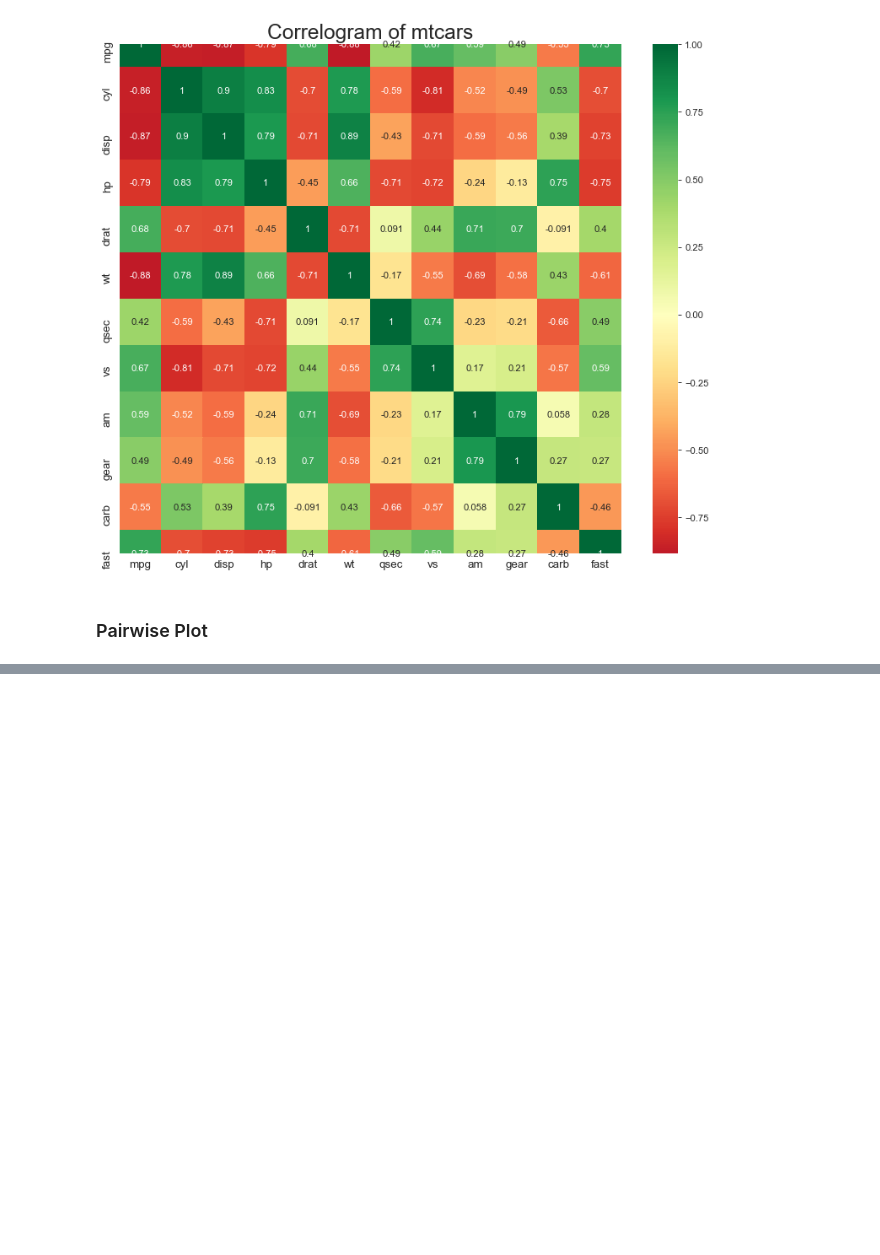
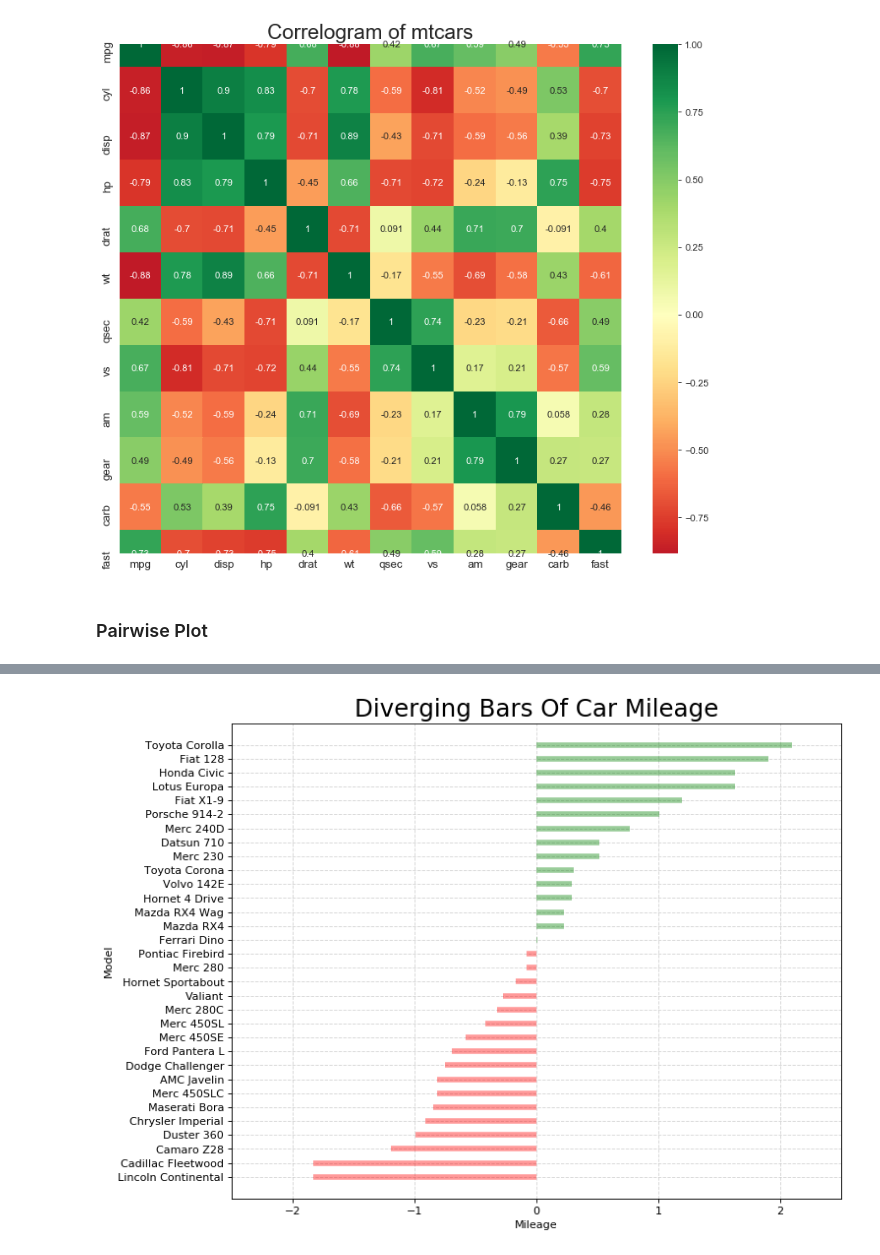
Before and after one commit to clelandgt/Python, a Jupyter notebook: Pandas/matplotlib/常用图形绘制1.ipynb, the cells around one changed output, grey strips where cells are left out. Cells and saved outputs as stored; diff of their text form; code cells hidden in the pictures; blank space fills up the shorter version.

```diff
--- a/Pandas/matplotlib/常用图形绘制1.ipynb
+++ b/Pandas/matplotlib/常用图形绘制1.ipynb
@@ -266,0 +301,28 @@ plt.show()
+# %%
+tmp_df = mtcars_df.copy()
+mpg = tmp_df['mpg']
+tmp_df['mpg_z'] =  (mpg - mpg.mean()) / mpg.std()
+tmp_df['colors'] = ['red' if item < 0 else 'green' for item in tmp_df['mpg_z']]
+
+# 排序
+tmp_df.sort_values('mpg_z', inplace=True)
+tmp_df = tmp_df.reset_index()
+tmp_df['index'] = tmp_df.index
+# %%
+# 绘制图形
+plt.figure(figsize=(10,8), dpi=80)
+plt.hlines(y=tmp_df.index, xmin=0, xmax=tmp_df['mpg_z'], colors=tmp_df['colors'], alpha=0.4, linewidth=5)
+
+# 格式微调
+plt.title('Diverging Bars Of Car Mileage', fontsize=22)
+plt.gca().set(
+    xlim=(-2.5, 2.5),
+    xlabel='Mileage', ylabel='Model'
+)
+plt.xticks(fontsize=10)
+plt.yticks(tmp_df['index'], tmp_df['cars'], fontsize=10)
+# 绘制背景网格
+plt.grid(linestyle='--', alpha=0.5)
+plt.show()
+# %% [output]
+[figure, added]
```
Also changed, not shown: parts of 13 cells of this notebook.
